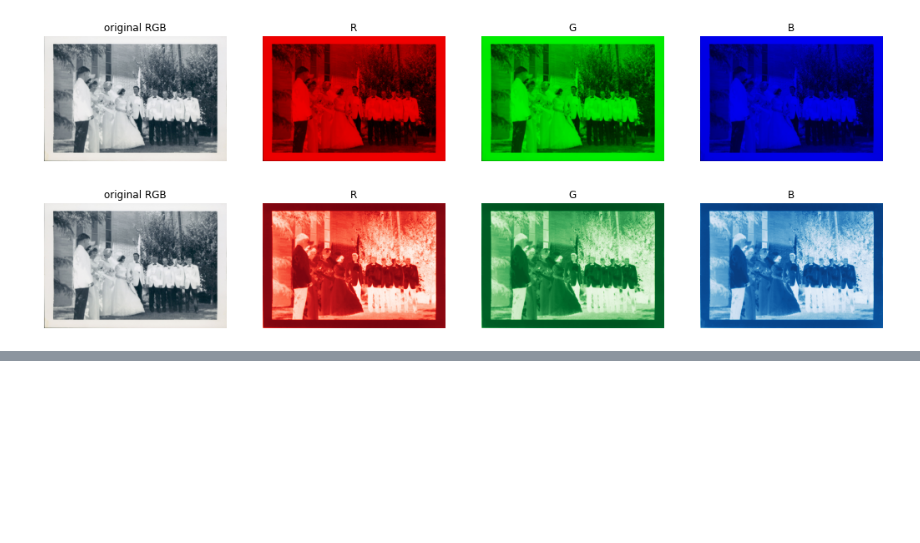
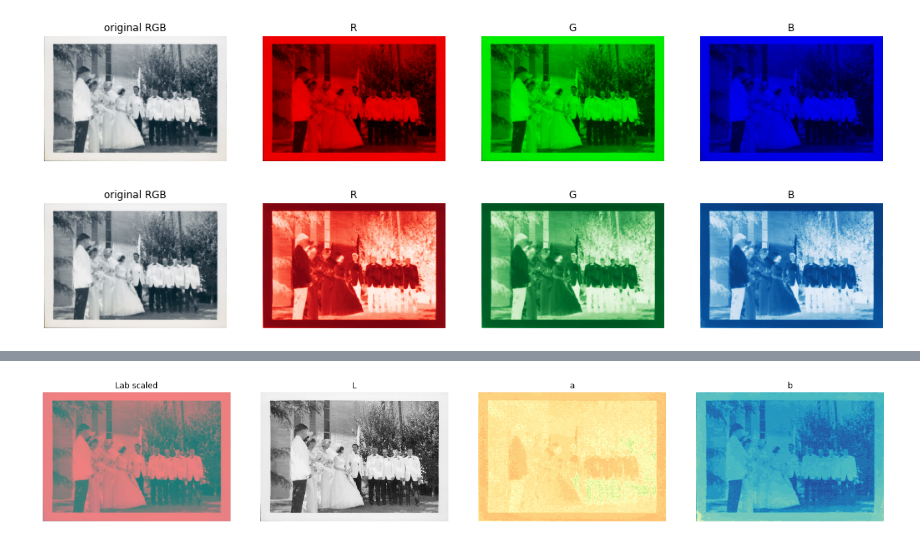
Before and after one commit to Bryan-Lange/Colorized-Family-Photos, a Jupyter notebook: photos.ipynb, the cells around one changed output, grey strips where cells are left out. Cells and saved outputs as stored; diff of their text form; code cells hidden in the pictures; blank space fills up the shorter version.

```diff
--- a/photos.ipynb
+++ b/photos.ipynb
@@ -112,0 +143,18 @@ plt.show()
+# %%
+fig, ax = plt.subplots(1, 4, figsize = (18, 30))
+ax[0].imshow(image_lab_scaled)
+ax[0].axis('off')
+ax[0].set_title('Lab scaled')
+imshow(image_lab_scaled[:,:,0], ax=ax[1])
+ax[1].axis('off')
+ax[1].set_title('L')
+ax[2].imshow(image_lab_scaled[:,:,1], cmap='RdYlGn_r')
+ax[2].axis('off')
+ax[2].set_title('a')
+ax[3].imshow(image_lab_scaled[:,:,2], cmap='YlGnBu_r')
+ax[3].axis('off')
+ax[3].set_title('b')
+
+plt.show()
+# %% [output]
+[figure, added]
```
Also changed, not shown: parts of 3 cells of this notebook.
